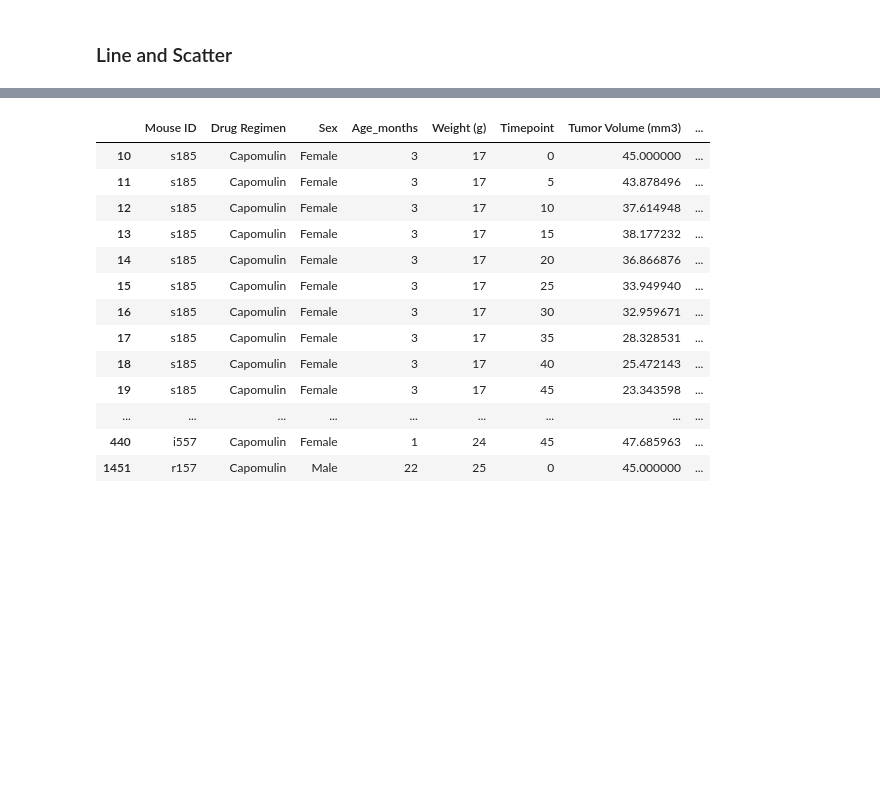
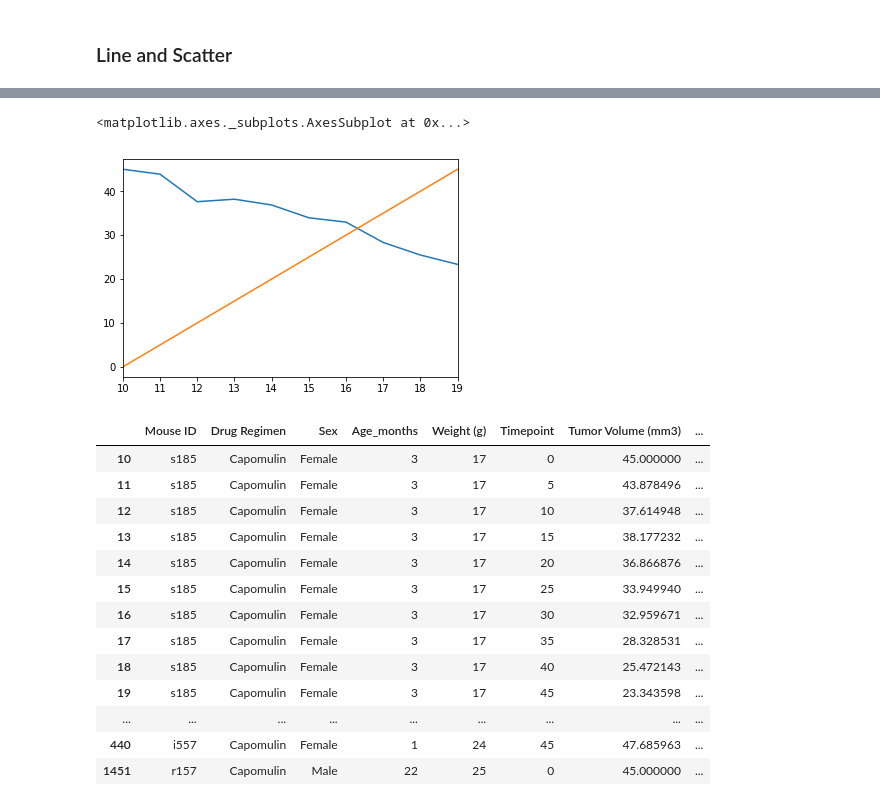
Before and after one commit to Pankaj-gh/Matplotlib-hw, a Jupyter notebook: main_script.ipynb, the cells around one changed output, grey strips where cells are left out. Drawn from its saved outputs; the diff is of its cells as text; code cells hidden in the pictures; blank space fills up the shorter version.

Commit message:
line plot changes

```diff
--- a/main_script.ipynb
+++ b/main_script.ipynb
@@ -345,0 +340,2 @@ df_capo['Tumor Volume (mm3)'].plot.line()
+# %%
+df_capo1mouse = df_capo[df_capo['Mouse ID']=='s185']
@@ -346,3 +356,10 @@ df_capo['Tumor Volume (mm3)'].plot.line()
+# %%
+
+df_capo1mouse['Tumor Volume (mm3)'].plot.line()
+df_capo1mouse['Timepoint'].plot.line(x='Timepoint')
+# %% [output]
+<matplotlib.axes._subplots.AxesSubplot at 0x...>
+[figure, added]
 # %%
 avg_capo = df_capo.groupby('Mouse ID')
 # %%
```
Also changed, not shown: parts of 2 cells of this notebook.
